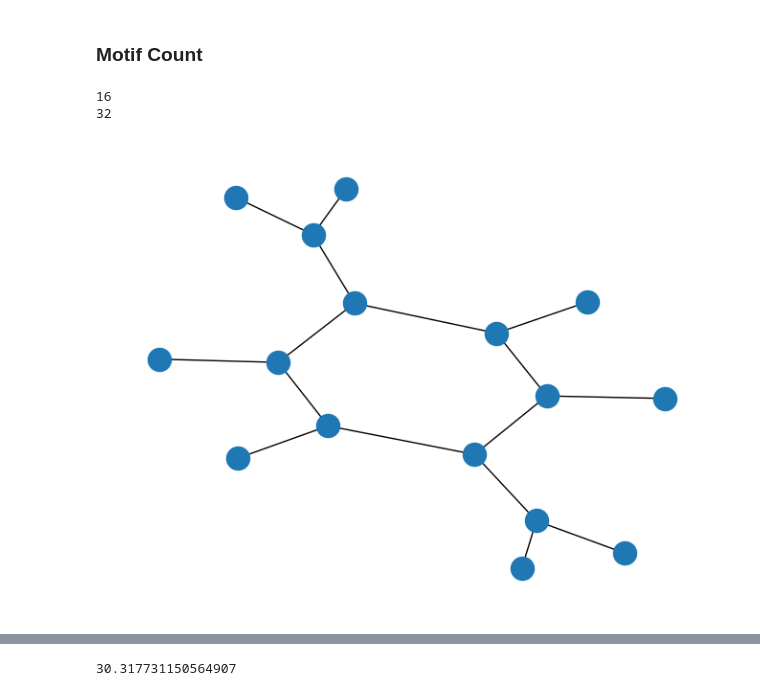
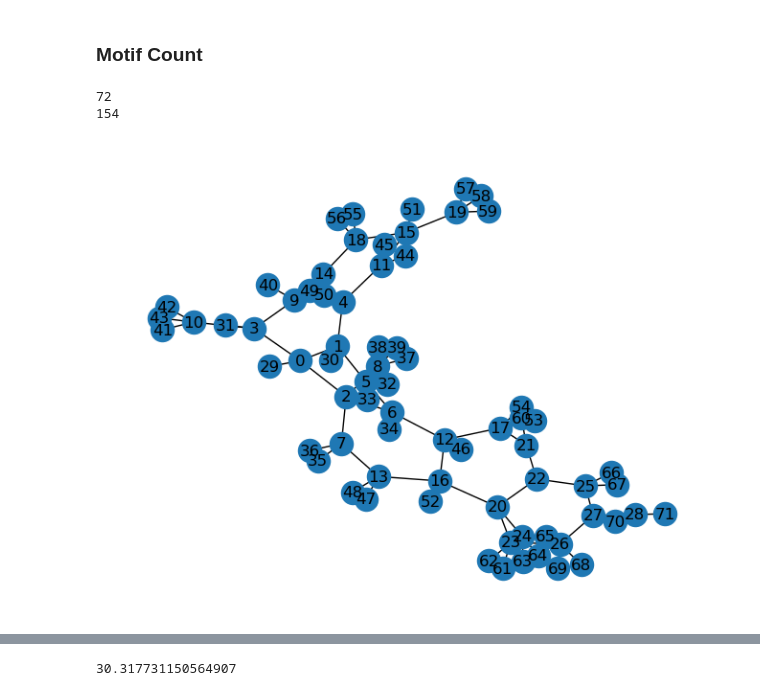
Before and after one commit to vladnotandrei/vip-interpretable-graph-classification, a Jupyter notebook: experiments/query_engineering.ipynb, the cells around one changed output, grey strips where cells are left out. Cells and saved outputs as stored; diff of their text form; code cells hidden in the pictures.

```diff
--- a/experiments/query_engineering.ipynb
+++ b/experiments/query_engineering.ipynb
@@ -113,13 +115,13 @@ import itertools
 # %%
-data = dataset[0]
+data = dataset[1]
 G = to_networkx(data, to_undirected=True, edge_attrs=['edge_attr'], node_attrs=['x'])
-nx.draw(G)
+nx.draw(G, with_labels=True)
 print(data.num_nodes)
 print(data.num_edges)
 # %% [output]
-16
-32
+72
+154
-[figure, old version]
+[figure, new version]
 # %%
 # Get all motifs in graph
 
```
Also changed, not shown: parts of 25 cells of this notebook.
